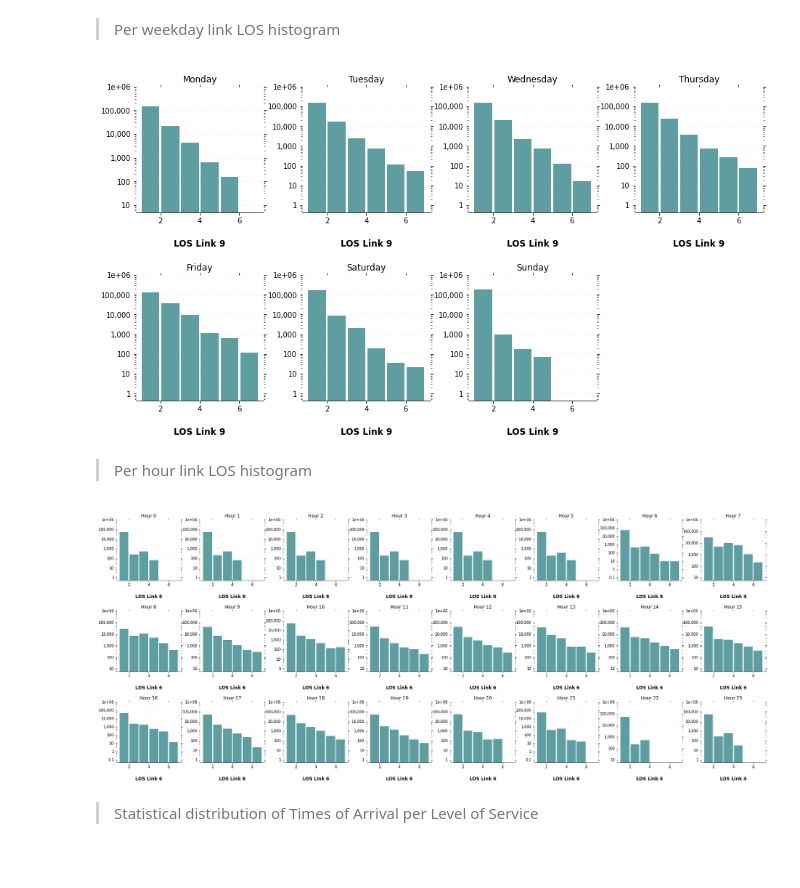
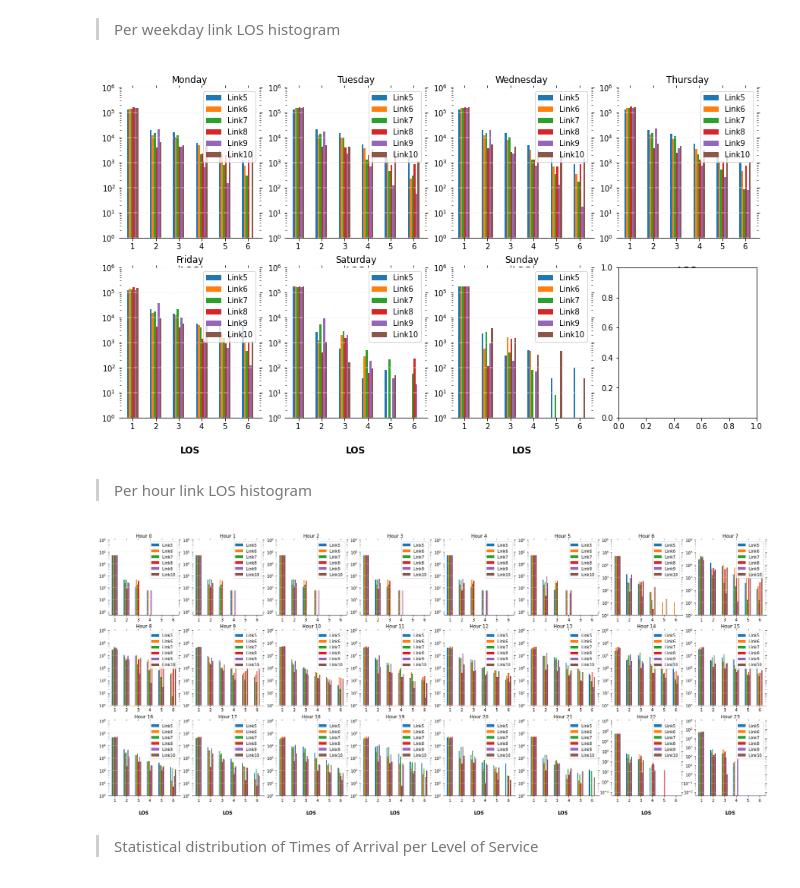
Before and after one commit to 4datascience/Traffic, a Jupyter notebook: Feature_engineering.ipynb, the cells around one changed output. Drawn from its saved outputs; the diff is of its cells as text; code cells hidden in the pictures.

```diff
--- a/Feature_engineering.ipynb
+++ b/Feature_engineering.ipynb
@@ -213,57 +223,56 @@ training_df[training_df['link_id']==5].sample(n=10)
 # %% [markdown]
 > Per weekday link LOS histogram
 # %%
-LINK = 9
-base_df=training_df[training_df['link_id']==LINK]
-plot_df = pd.merge(base_df['LOS_dep'],
-pd.DataFrame(list(base_df.index.weekday), index=base_df.index, columns=['weekday']), left_index=True, right_index=True)
+dias_semana = ['Monday', 'Tuesday', 'Wednesday', 'Thursday', 'Friday', 'Saturday', 'Sunday']
+fig, axes = plt.subplots(nrows=2, ncols=4)
+for weekday in range(0,7):
+    plot_df = pd.DataFrame(index=[i for i in range(1,7)])
+    for LINK in range(5,11):
+        plot_df[f'Link{LINK}'] = training_df[(training_df['link_id']==LINK) & (training_df.index.weekday == weekday)].groupby('LOS_dep')['tt_arr'].count()
+    plot_df.fillna(0)
 
-# Plot histogram LOS per weekday
-ax = plot_df.hist(column='LOS_dep', by=plot_df['weekday'], bins=6, range=(1,7), log=True, grid=False, layout=(2,4), figsize=(15,8), color='#5F9EA0', zorder=2, rwidth=0.9)
+    plot_df.plot.bar(ax=axes[math.floor(weekday/4),weekday%4], rot=0, figsize=(15,8), log=True)
+    # Set title
+    axes[math.floor(weekday/4),weekday%4].set_title(f'{dias_semana[weekday]}')
 
-for x_col in ax:
+for x_col in axes:
     for x in x_col:
         if x.get_title() != '':
             # Despine
             x.spines['right'].set_visible(False)
             x.spines['top'].set_visible(False)
             x.spines['left'].set_visible(False)
 
             # Switch off ticks
             x.tick_params(axis="both", which="both", bottom="off", top="off", labelbottom="on", left="off", right="off", labelleft="on")
 
             # Draw horizontal axis lines
             vals = x.get_yticks()
             for tick in vals:
                 x.axhline(y=tick, linestyle='dashed', alpha=0.4, color='#eeeeee', zorder=1)
 
             # Set y-lim
             x.set_ylim(top=1e6)
 
             # Set x-axis label
-            x.set_xlabel(f"LOS Link {LINK}", labelpad=20, weight='bold', size=12)
-
-            # Format y-axis label
-            x.yaxis.set_major_formatter(StrMethodFormatter('{x:,g}'))
-
-            # Set title
-            x.set_title(calendar.day_name[int(x.get_title())])
-
-            x.tick_params(axis='x', rotation=0)
+            x.set_xlabel(f"LOS", labelpad=20, weight='bold', size=12)
 # %% [output]
-[figure, old version]
+[figure, new version]
 # %% [markdown]
 > Per hour link LOS histogram
 # %%
-LINK = 6
-base_df=training_df[training_df['link_id']==LINK]
-plot_df = pd.merge(base_df['LOS_dep'],
-pd.DataFrame(list(base_df.index.hour), index=base_df.index, columns=['hour']), left_index=True, right_index=True)
+fig, axes = plt.subplots(nrows=3, ncols=8)
+for hour in range(0,24):
+    plot_df = pd.DataFrame(index=[i for i in range(1,7)])
+    for LINK in range(5,11):
+        plot_df[f'Link{LINK}'] = training_df[(training_df['link_id']==LINK) & (training_df.index.hour == hour)].groupby('LOS_dep')['tt_arr'].count()
+    plot_df.fillna(0)
 
-# Plot histogram LOS per hour
-ax = plot_df.hist(column='LOS_dep', by=plot_df['hour'], bins=6, range=(1,7), log=True, grid=False, layout=(3,8), figsize=(30,12), color='#5F9EA0', zorder=2, rwidth=0.9)
+    plot_df.plot.bar(ax=axes[math.floor(hour/8),hour%8], rot=0, figsize=(30,12), log=True)
+    # Set title
+    axes[math.floor(hour/8),hour%8].set_title(f'Hour {hour}')
 
-for x_col in ax:
+for x_col in axes:
     for x in x_col:
         if x.get_title() != '':
             # Despine
@@ -283,17 +292,9 @@ for x_col in ax:
             x.set_ylim(top=1e6)
 
             # Set x-axis label
-            x.set_xlabel(f"LOS Link {LINK}", labelpad=20, weight='bold', size=12)
-
-            # Format y-axis label
-            x.yaxis.set_major_formatter(StrMethodFormatter('{x:,g}'))
-
-            # Set title
-            x.set_title(f'Hour {int(x.get_title())}')
-
-            x.tick_params(axis='x', rotation=0)
+            x.set_xlabel(f"LOS", labelpad=20, weight='bold', size=12)
 # %% [output]
-[figure, old version]
+[figure, new version]
 # %% [markdown]
 > Statistical distribution of Times of Arrival per Level of Service
 # %%
```
Also changed, not shown: parts of 3 cells of this notebook.
